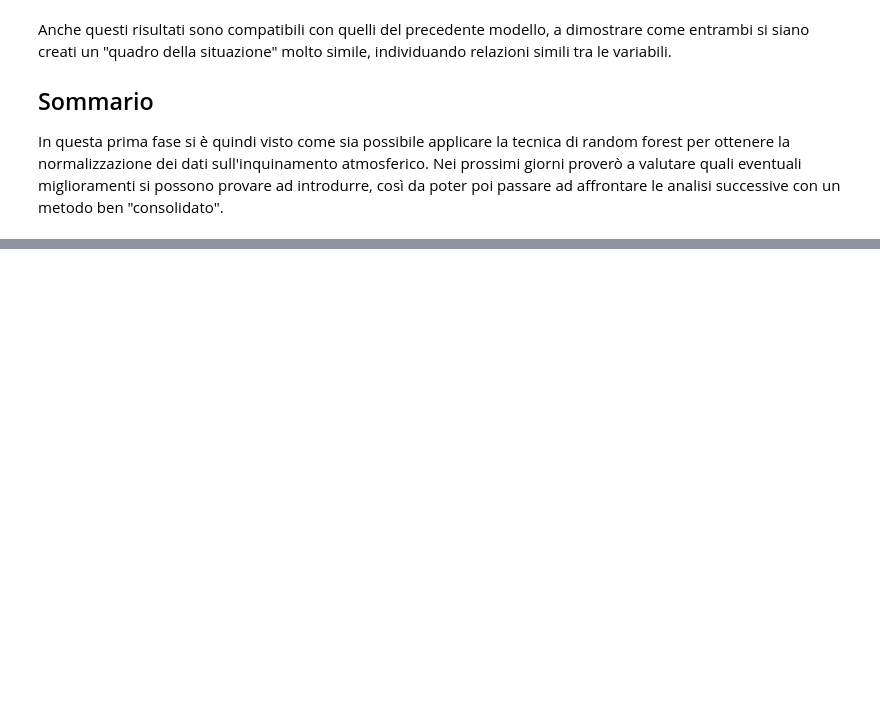
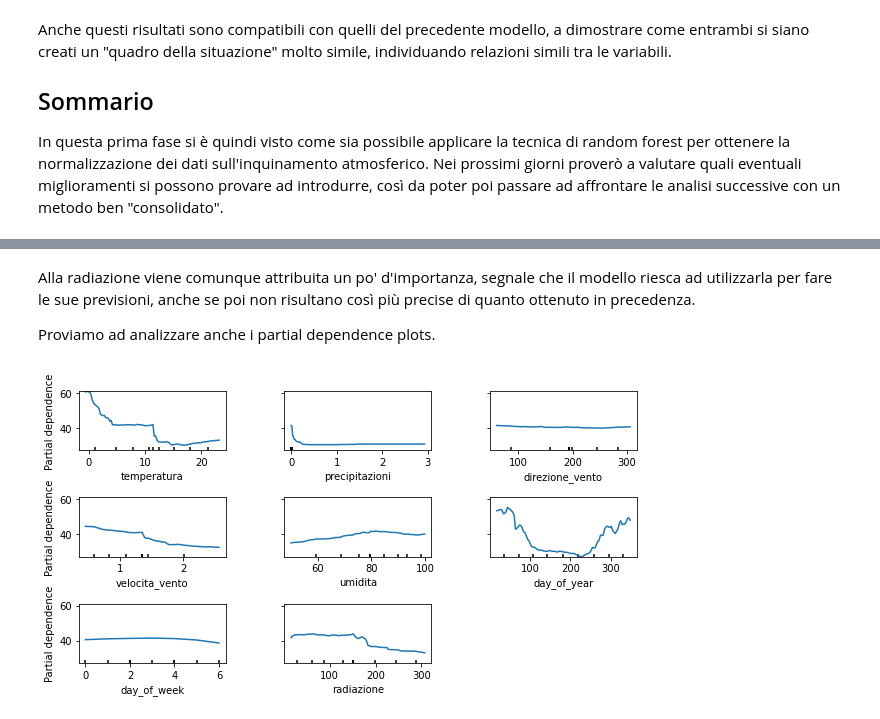
Before and after one commit to MarcoBelotti96/Tesi, a Jupyter notebook: src/RandomForest.ipynb, the cells around one changed output, grey strips where cells are left out. Cells and saved outputs as stored; diff of their text form; code cells hidden in the pictures; blank space fills up the shorter version.

```diff
--- a/src/RandomForest.ipynb
+++ b/src/RandomForest.ipynb
@@ -411,0 +459,7 @@ In questa prima fase si è quindi visto come sia possibile applicare la tecnica
+# %%
+rad = pd.read_csv("../data/sensori_meteo_csv/2008.csv", parse_dates=["Data"], index_col="Data", dayfirst=True)
+rad = rad.groupby(pd.Grouper(freq="d")).mean()
+rad = rad.loc[rad.Valore >= 0, ["Valore"]]
+rad = rad.rename(columns = {"Valore": "radiazione"})
+rad = rad.fillna(rad.mean())
+rad
@@ -411,0 +481,4 @@ In questa prima fase si è quindi visto come sia possibile applicare la tecnica
+# %%
+newdata = data_pm.join(rad, how="left")
+newdata.radiazione = newdata.radiazione.fillna(newdata.radiazione.mean())
+newdata
@@ -411,0 +500,4 @@ In questa prima fase si è quindi visto come sia possibile applicare la tecnica
+# %%
+newnorm = AirNormalizer(newdata)
+print(newnorm.evaluate_training())
+print(newnorm.evaluate_testing())
@@ -411,0 +529,12 @@ In questa prima fase si è quindi visto come sia possibile applicare la tecnica
+# %% [markdown]
+Alla radiazione viene comunque attribuita un po' d'importanza, segnale che il modello riesca ad utilizzarla per fare le sue previsioni, anche se poi non risultano così più precise di quanto ottenuto in precedenza.
+
+Proviamo ad analizzare anche i partial dependence plots.
+# %%
+train_newnorm = newnorm.get_trainingset()
+
+plot_partial_dependence(newnorm.get_model(), train_newnorm, train_newnorm.columns.drop("epoch"), )
+fig = plt.gcf()
+fig.subplots_adjust(wspace=0.4, hspace=0.8)
+# %% [output]
+[figure, added]
```
Also changed, not shown: parts of 50 cells of this notebook, 5 other files.
